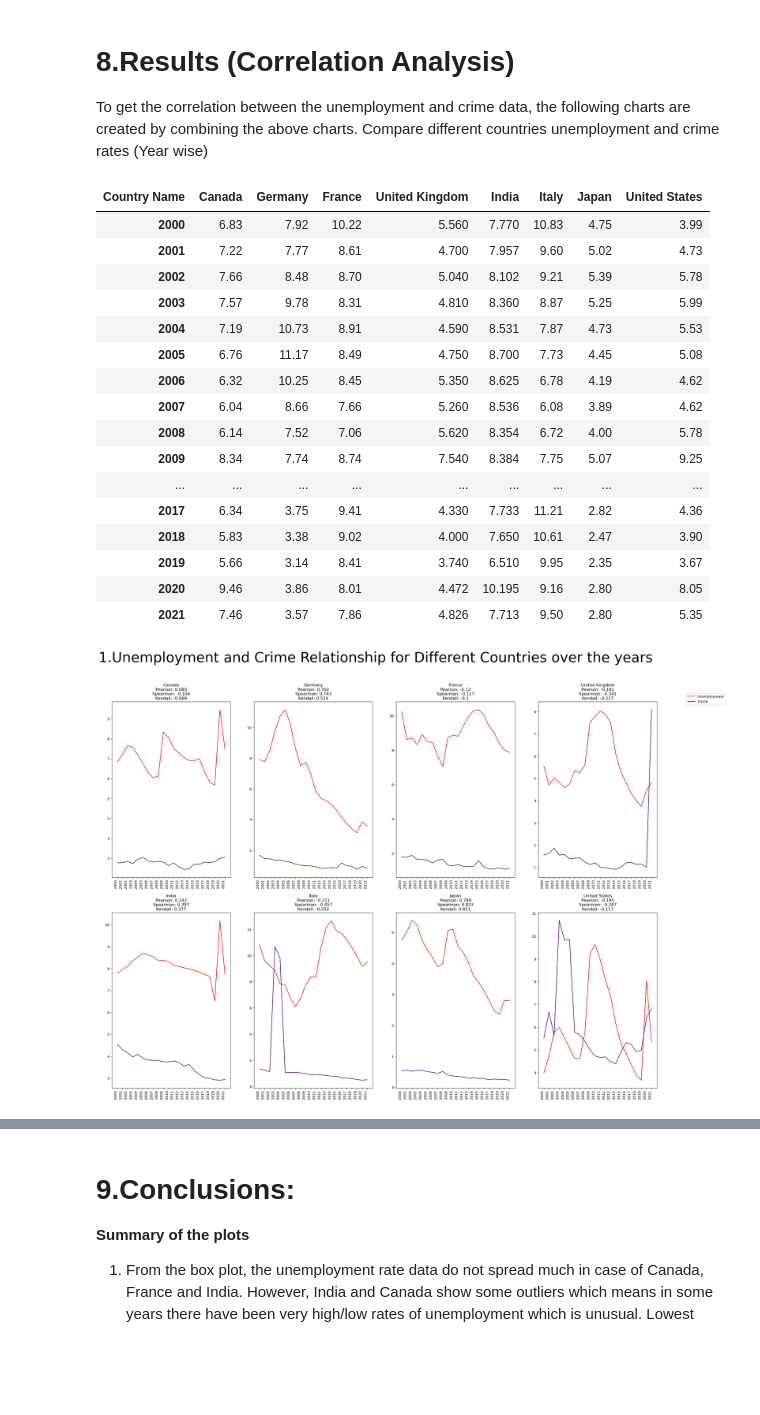
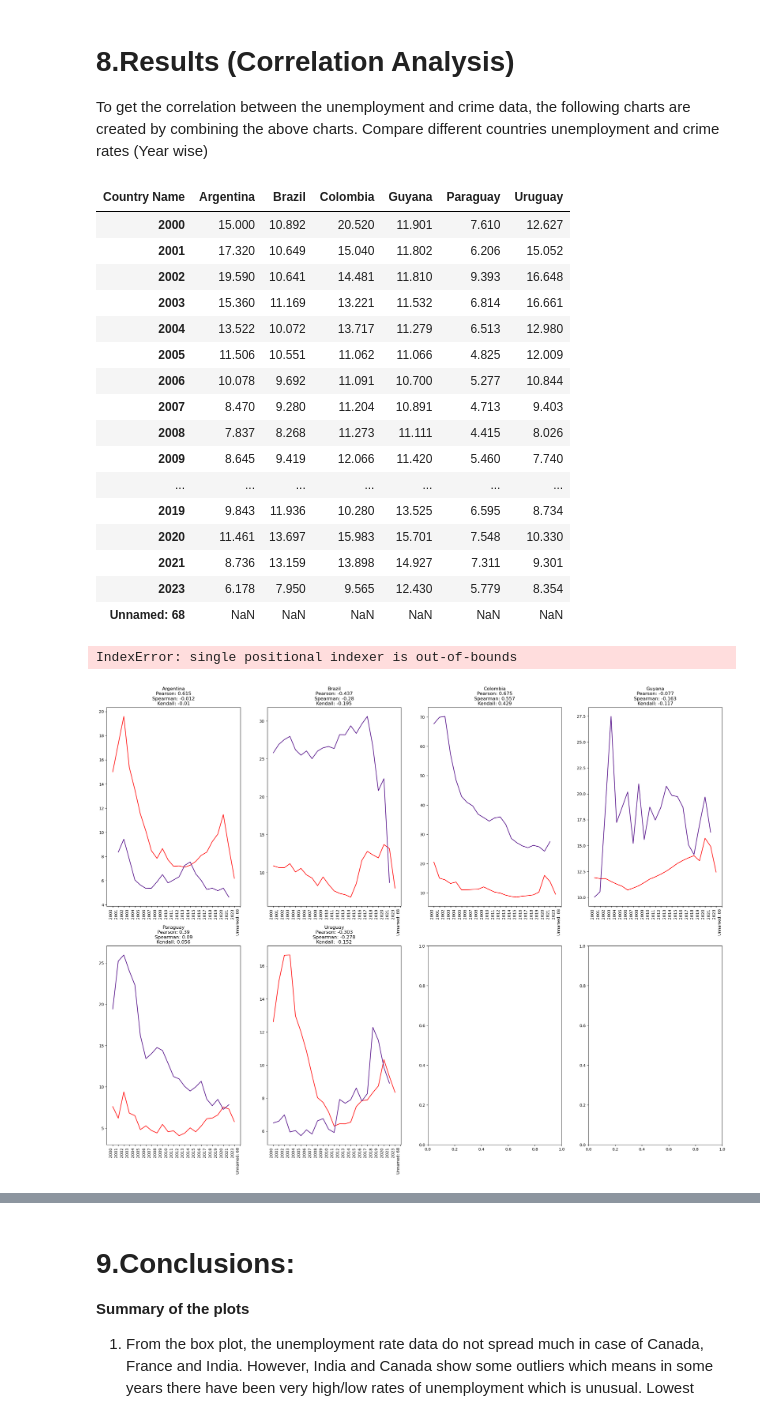
Before and after one commit to RajSinha77/made_ws24, a Jupyter notebook: project/report.ipynb, the cells around one changed output, grey strips where cells are left out. Drawn from its saved outputs; the diff is of its cells as text; code cells hidden in the pictures; blank space fills up the shorter version.

```diff
--- a/project/report.ipynb
+++ b/project/report.ipynb
@@ -219,6 +250,6 @@ crime_df.describe()
 # %% [markdown]
 Filtering data to G7 countries adding India and taking years from 2000 to 2021
 # %%
-unemploymentg7 = unemployment_df[unemployment_df["Country Name"].isin(["India", "Canada", "France", "Germany","Italy", "Japan", "United Kingdom", "United States"])]
-unemploymentg7
+unemployment = unemployment_df[unemployment_df["Country Name"].isin(["Argentina", "Brazil", "Paraguay", "Uruguay","Venezuela", "Bolivia" ,"Chile","Colombia","Ecuador","Guyana","Peru", "Surinam"])]
+unemployment
 # %% [output]
@@ -254,0 +272,2 @@ unemploymentg7df
+# %%
+unemployment.set_index('Country Name', inplace=True)
@@ -255,4 +286,4 @@ unemploymentg7df
 # %%
-crimeg7 = crime_df[unemployment_df["Country Name"].isin(["India", "Canada", "France", "Germany","Italy", "Japan", "United Kingdom", "United States"])]
-crimeg7
+crime = crime_df[crime_df["Country Name"].isin(["Argentina", "Brazil", "Paraguay", "Uruguay","Colombia","Guyana"])]
+crime
 # %% [output]
@@ -289,0 +298,2 @@ crimeg7df
+# %%
+crime.set_index('Country Name', inplace=True)
@@ -357,59 +376,60 @@ plt.show()
 To get the correlation between the unemployment and crime data, the following charts are created by combining the above charts.
 Compare different countries unemployment and crime rates (Year wise)
 # %%
-unemploymentg7df.T
+unemployment.T
 # %% [output]
-| Country Name | Canada | Germany | France | United Kingdom | India | Italy | Japan | United States |
-| 2000 | 6.83 | 7.92 | 10.22 | 5.560 | 7.770 | 10.83 | 4.75 | 3.99 |
-| 2001 | 7.22 | 7.77 | 8.61 | 4.700 | 7.957 | 9.60 | 5.02 | 4.73 |
-| 2002 | 7.66 | 8.48 | 8.70 | 5.040 | 8.102 | 9.21 | 5.39 | 5.78 |
-| 2003 | 7.57 | 9.78 | 8.31 | 4.810 | 8.360 | 8.87 | 5.25 | 5.99 |
-| 2004 | 7.19 | 10.73 | 8.91 | 4.590 | 8.531 | 7.87 | 4.73 | 5.53 |
-| 2005 | 6.76 | 11.17 | 8.49 | 4.750 | 8.700 | 7.73 | 4.45 | 5.08 |
-| 2006 | 6.32 | 10.25 | 8.45 | 5.350 | 8.625 | 6.78 | 4.19 | 4.62 |
-| 2007 | 6.04 | 8.66 | 7.66 | 5.260 | 8.536 | 6.08 | 3.89 | 4.62 |
-| 2008 | 6.14 | 7.52 | 7.06 | 5.620 | 8.354 | 6.72 | 4.00 | 5.78 |
-| 2009 | 8.34 | 7.74 | 8.74 | 7.540 | 8.384 | 7.75 | 5.07 | 9.25 |
-| ... | ... | ... | ... | ... | ... | ... | ... | ... |
-| 2017 | 6.34 | 3.75 | 9.41 | 4.330 | 7.733 | 11.21 | 2.82 | 4.36 |
-| 2018 | 5.83 | 3.38 | 9.02 | 4.000 | 7.650 | 10.61 | 2.47 | 3.90 |
-| 2019 | 5.66 | 3.14 | 8.41 | 3.740 | 6.510 | 9.95 | 2.35 | 3.67 |
-| 2020 | 9.46 | 3.86 | 8.01 | 4.472 | 10.195 | 9.16 | 2.80 | 8.05 |
-| 2021 | 7.46 | 3.57 | 7.86 | 4.826 | 7.713 | 9.50 | 2.80 | 5.35 |
+| Country Name | Argentina | Brazil | Colombia | Guyana | Paraguay | Uruguay |
+| 2000 | 15.000 | 10.892 | 20.520 | 11.901 | 7.610 | 12.627 |
+| 2001 | 17.320 | 10.649 | 15.040 | 11.802 | 6.206 | 15.052 |
+| 2002 | 19.590 | 10.641 | 14.481 | 11.810 | 9.393 | 16.648 |
+| 2003 | 15.360 | 11.169 | 13.221 | 11.532 | 6.814 | 16.661 |
+| 2004 | 13.522 | 10.072 | 13.717 | 11.279 | 6.513 | 12.980 |
+| 2005 | 11.506 | 10.551 | 11.062 | 11.066 | 4.825 | 12.009 |
+| 2006 | 10.078 | 9.692 | 11.091 | 10.700 | 5.277 | 10.844 |
+| 2007 | 8.470 | 9.280 | 11.204 | 10.891 | 4.713 | 9.403 |
+| 2008 | 7.837 | 8.268 | 11.273 | 11.111 | 4.415 | 8.026 |
+| 2009 | 8.645 | 9.419 | 12.066 | 11.420 | 5.460 | 7.740 |
+| ... | ... | ... | ... | ... | ... | ... |
+| 2019 | 9.843 | 11.936 | 10.280 | 13.525 | 6.595 | 8.734 |
+| 2020 | 11.461 | 13.697 | 15.983 | 15.701 | 7.548 | 10.330 |
+| 2021 | 8.736 | 13.159 | 13.898 | 14.927 | 7.311 | 9.301 |
+| 2023 | 6.178 | 7.950 | 9.565 | 12.430 | 5.779 | 8.354 |
+| Unnamed: 68 | NaN | NaN | NaN | NaN | NaN | NaN |
 # %%
 fig, axes = plt.subplots(nrows=2, ncols=4, figsize=(28, 20))
 c = 0
 
 for i in range(2):  # Loop over rows
     for j in range(4):  # Loop over columns
         if c < 8:
-            axes[i, j].plot(unemploymentg7df.T.iloc[:,c], label='Unemployment', color = "red")
-            axes[i, j].plot(crimeg7df.T.iloc[:, c], label='Crime', color = "indigo")
+            axes[i, j].plot(unemployment.T.iloc[:,c], label='Unemployment', color = "red")
+            axes[i, j].plot(crime.T.iloc[:, c], label='Crime', color = "indigo")
 
-            correlation_value = unemploymentg7df.T.iloc[:,c].corr(crimeg7df.T.iloc[:, c])
+            correlation_value = unemployment.T.iloc[:,c].corr(crime.T.iloc[:, c])
             correlation_value = round(correlation_value, 3)
 
-            correlation_value_s = unemploymentg7df.T.iloc[:,c].corr(crimeg7df.T.iloc[:, c], method = 'spearman')
+            correlation_value_s = unemployment.T.iloc[:,c].corr(crime.T.iloc[:, c], method = 'spearman')
             correlation_value_s = round(correlation_value_s, 3)
 
-            correlation_value_k = unemploymentg7df.T.iloc[:,c].corr(crimeg7df.T.iloc[:, c], method = 'kendall')
+            correlation_value_k = unemployment.T.iloc[:,c].corr(crime.T.iloc[:, c], method = 'kendall')
             correlation_value_k = round(correlation_value_k, 3)
 
-            col_name = unemploymentg7df.T.columns[c]
+            col_name = unemployment.T.columns[c]
             axes[i, j].set_title(f"{col_name}\nPearson: {correlation_value}\nSpearman: {correlation_value_s}\nKendall: {correlation_value_k}")
             axes[i, j].set_xticks(axes[i, j].get_xticks())
             axes[i, j].set_xticklabels(axes[i, j].get_xticklabels(), rotation=90, ha='right')
             c += 1
         else:
             axes[i, j].axis('off')
 
 handles, labels = axes[0, 0].get_legend_handles_labels()
 fig.legend(handles, labels,  bbox_to_anchor=(1, 0.9))
 fig.suptitle('1.Unemployment and Crime Relationship for Different Countries over the years', fontsize=40)
 plt.subplots_adjust(hspace=0.2)
 plt.show()
 # %% [output]
+IndexError: single positional indexer is out-of-bounds
-[figure, old version]
+[figure, new version]
 # %%
 fig, axes = plt.subplots(nrows=5, ncols=4, figsize=(20, 20))
 c = 2001
```
Also changed, not shown: parts of 25 cells of this notebook.
